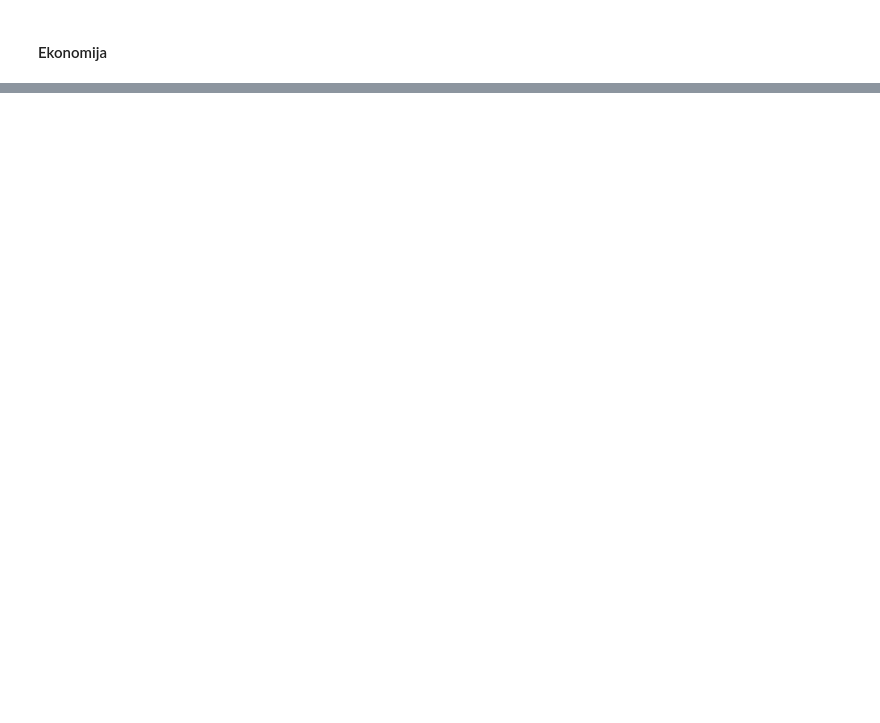
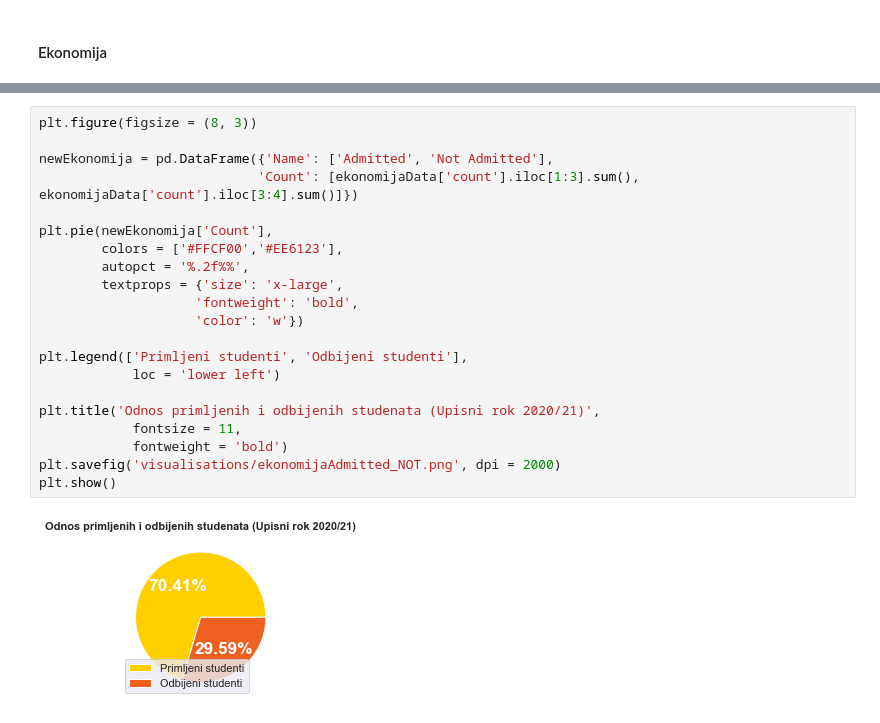
Before and after one commit to WorldWideWest/logisticRegressionSEBS, a Jupyter notebook: visualisation.ipynb, the cells around one changed output, grey strips where cells are left out. Drawn from its saved outputs; the diff is of its cells as text; blank space fills up the shorter version.

```diff
--- a/visualisation.ipynb
+++ b/visualisation.ipynb
@@ -30,0 +68,23 @@ plt.bar(data[])
+# %%
+plt.figure(figsize = (8, 3))
+
+newEkonomija = pd.DataFrame({'Name': ['Admitted', 'Not Admitted'],
+                            'Count': [ekonomijaData['count'].iloc[1:3].sum(), ekonomijaData['count'].iloc[3:4].sum()]})
+
+plt.pie(newEkonomija['Count'],
+        colors = ['#FFCF00','#EE6123'],
+        autopct = '%.2f%%',
+        textprops = {'size': 'x-large',
+                    'fontweight': 'bold',
+                    'color': 'w'})
+
+plt.legend(['Primljeni studenti', 'Odbijeni studenti'],
+            loc = 'lower left')
+
+plt.title('Odnos primljenih i odbijenih studenata (Upisni rok 2020/21)',
+            fontsize = 11,
+            fontweight = 'bold')
+plt.savefig('visualisations/ekonomijaAdmitted_NOT.png', dpi = 2000)
+plt.show()
+# %% [output]
+[figure, added]
```
Also changed, not shown: parts of 7 cells of this notebook, 5 other files.
